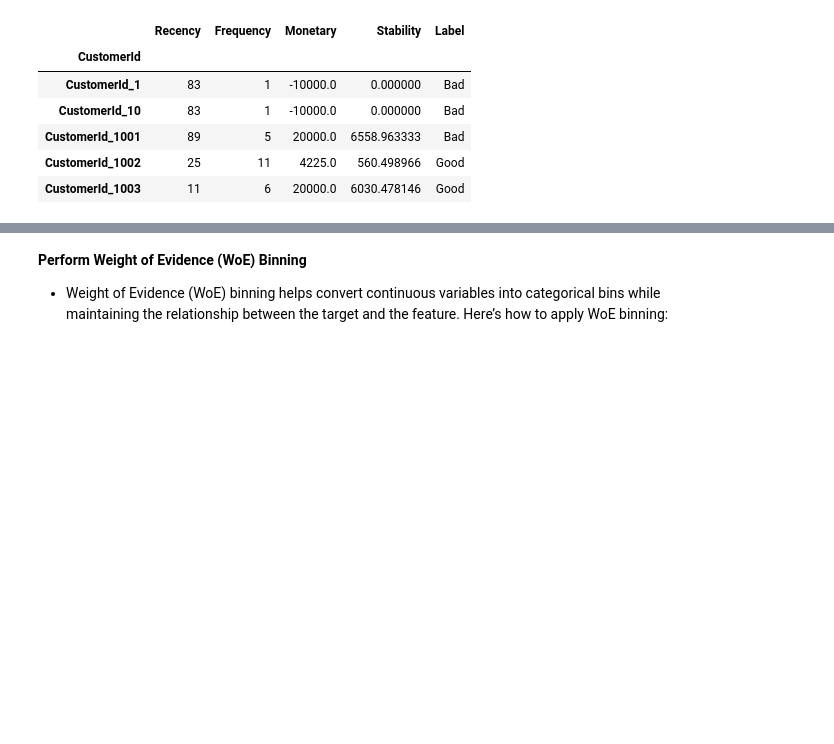
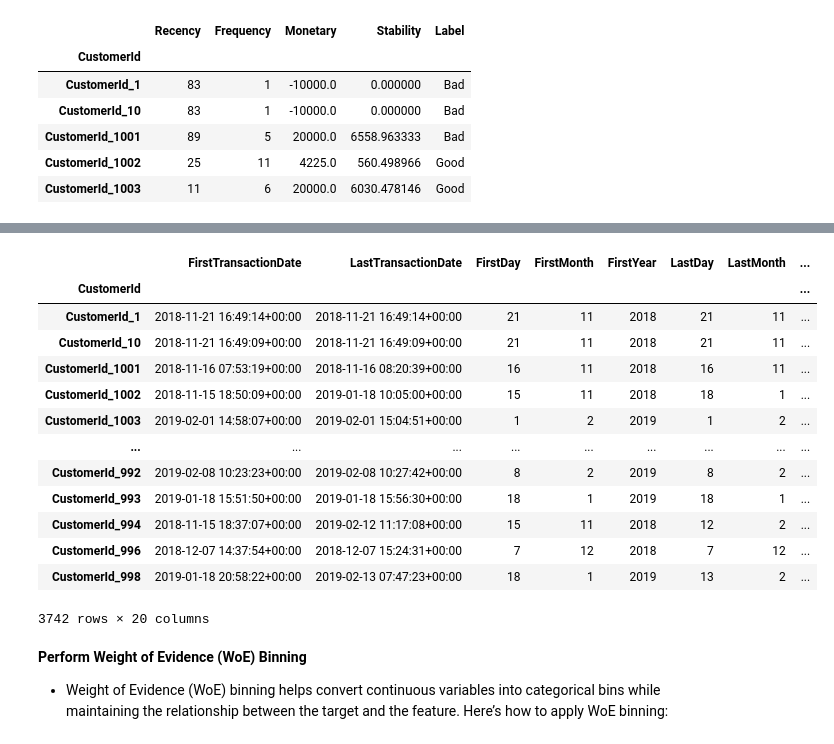
Before and after one commit to Bekyy/credit-scoring-model-, a Jupyter notebook: notebooks/preprocessing.ipynb, the cells around one changed output, grey strips where cells are left out. Cells and saved outputs as stored; diff of their text form; code cells hidden in the pictures; blank space fills up the shorter version.

```diff
--- a/notebooks/preprocessing.ipynb
+++ b/notebooks/preprocessing.ipynb
@@ -210,0 +250,3 @@ rfms.head()
+# %%
+customer_aggregates = customer_aggregates.set_index('CustomerId')
+customer_aggregates
@@ -210,0 +268,7 @@ rfms.head()
+# %%
+# Select columns from rfms
+col = rfms[['Recency', 'Frequency', 'Monetary', 'Stability', 'Label', 'bin']]
+
+# Ensure both DataFrames are aligned by their index and then merge
+data_aggregated = customer_aggregates.join(col)
+data_aggregated
@@ -210,0 +290,6 @@ rfms.head()
+# %%
+data_aggregated['FirstTransactionDate']=pd.to_datetime(data_aggregated['FirstTransactionDate'])
+data_aggregated['FirstDay']=data_aggregated['FirstTransactionDate'].dt.day
+data_aggregated['FirstMonth']=data_aggregated['FirstTransactionDate'].dt.month
+data_aggregated['FirstYear']=data_aggregated['FirstTransactionDate'].dt.year
+data_aggregated
@@ -210,0 +311,6 @@ rfms.head()
+# %%
+data_aggregated['LastTransactionDate']=pd.to_datetime(data_aggregated['LastTransactionDate'])
+data_aggregated['LastDay']=data_aggregated['LastTransactionDate'].dt.day
+data_aggregated['LastMonth']=data_aggregated['LastTransactionDate'].dt.month
+data_aggregated['LastYear']=data_aggregated['LastTransactionDate'].dt.year
+data_aggregated
@@ -210,0 +342,20 @@ rfms.head()
+# %%
+data_aggregated = data_aggregated[['FirstTransactionDate', 'LastTransactionDate','FirstDay', 'FirstMonth', 'FirstYear', 'LastDay', 'LastMonth',
+       'LastYear','TotalTransactionAmount', 'AverageTransactionAmount','TransactionCount', 'TransactionAmountStdDev', 'MinTransactionAmount',
+       'MaxTransactionAmount','Recency', 'Frequency', 'Monetary', 'Stability', 'bin', 'Label']]
+data_aggregated
+# %% [output]
+|  | FirstTransactionDate | LastTransactionDate | FirstDay | FirstMonth | FirstYear | LastDay | LastMonth | ... |
+| CustomerId |  |  |  |  |  |  |  | ... |
+| CustomerId_1 | 2018-11-21 16:49:14+00:00 | 2018-11-21 16:49:14+00:00 | 21 | 11 | 2018 | 21 | 11 | ... |
+| CustomerId_10 | 2018-11-21 16:49:09+00:00 | 2018-11-21 16:49:09+00:00 | 21 | 11 | 2018 | 21 | 11 | ... |
+| CustomerId_1001 | 2018-11-16 07:53:19+00:00 | 2018-11-16 08:20:39+00:00 | 16 | 11 | 2018 | 16 | 11 | ... |
+| CustomerId_1002 | 2018-11-15 18:50:09+00:00 | 2019-01-18 10:05:00+00:00 | 15 | 11 | 2018 | 18 | 1 | ... |
+| CustomerId_1003 | 2019-02-01 14:58:07+00:00 | 2019-02-01 15:04:51+00:00 | 1 | 2 | 2019 | 1 | 2 | ... |
+| ... | ... | ... | ... | ... | ... | ... | ... | ... |
+| CustomerId_992 | 2019-02-08 10:23:23+00:00 | 2019-02-08 10:27:42+00:00 | 8 | 2 | 2019 | 8 | 2 | ... |
+| CustomerId_993 | 2019-01-18 15:51:50+00:00 | 2019-01-18 15:56:30+00:00 | 18 | 1 | 2019 | 18 | 1 | ... |
+| CustomerId_994 | 2018-11-15 18:37:07+00:00 | 2019-02-12 11:17:08+00:00 | 15 | 11 | 2018 | 12 | 2 | ... |
+| CustomerId_996 | 2018-12-07 14:37:54+00:00 | 2018-12-07 15:24:31+00:00 | 7 | 12 | 2018 | 7 | 12 | ... |
+| CustomerId_998 | 2019-01-18 20:58:22+00:00 | 2019-02-13 07:47:23+00:00 | 18 | 1 | 2019 | 13 | 2 | ... |
+3742 rows × 20 columns
```
Also changed, not shown: parts of 12 cells of this notebook, 4 other files.
